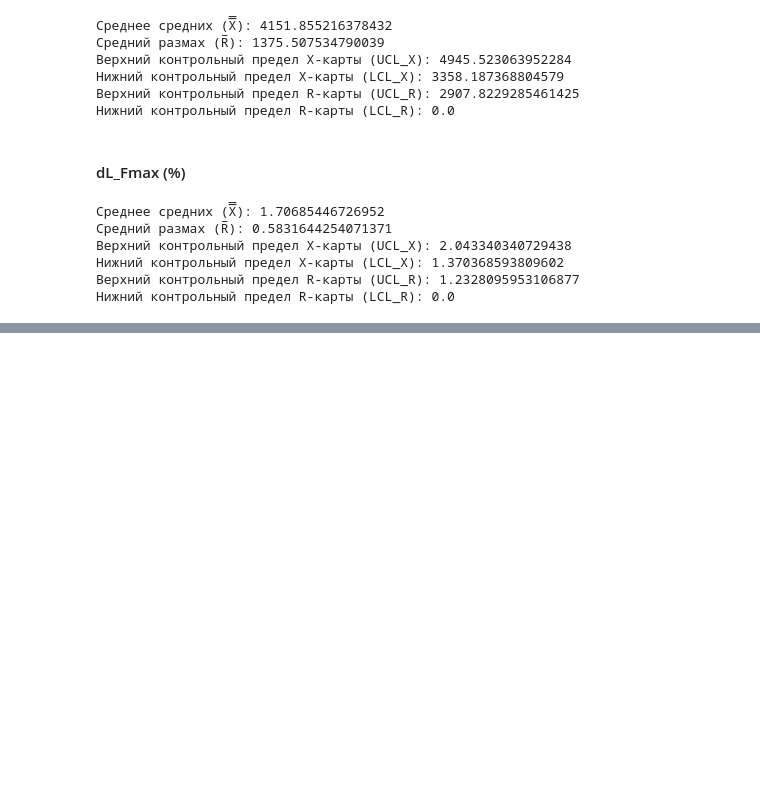
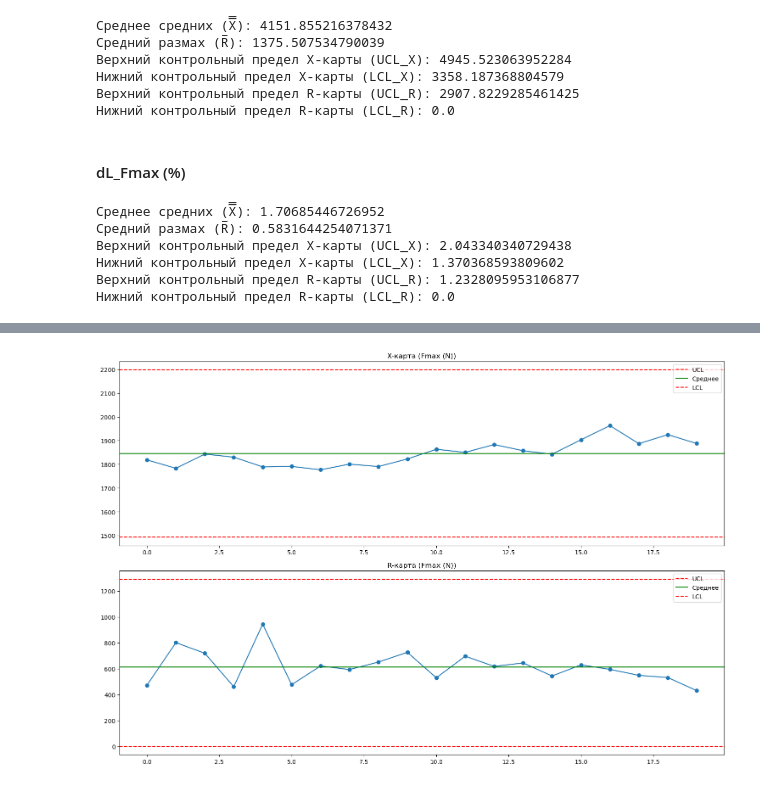
Before and after one commit to AlekseiRiabinin/Math_stats, a Jupyter notebook: hw1Agile.ipynb, the cells around one changed output, grey strips where cells are left out. Cells and saved outputs as stored; diff of their text form; code cells hidden in the pictures; blank space fills up the shorter version.

```diff
--- a/hw1Agile.ipynb
+++ b/hw1Agile.ipynb
@@ -249,0 +293,5 @@ print(f'Нижний контрольный предел R-карты (LCL_R): {
+# %%
+# Карта Шухарта для 'Fmax (N)'
+plot_time_series('Fmax (N)')
+# %% [output]
+[figure, added]
```
Also changed, not shown: parts of 6 cells of this notebook.
